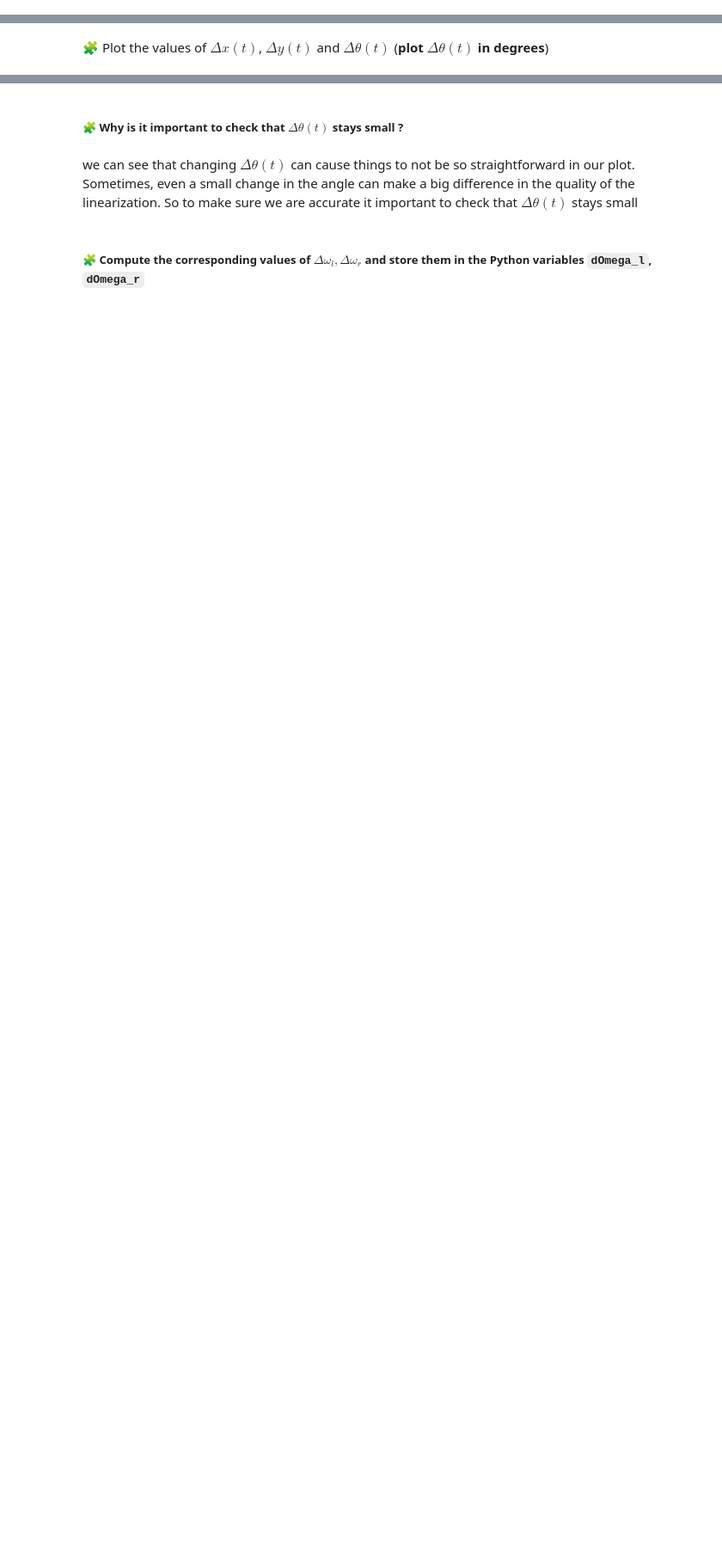
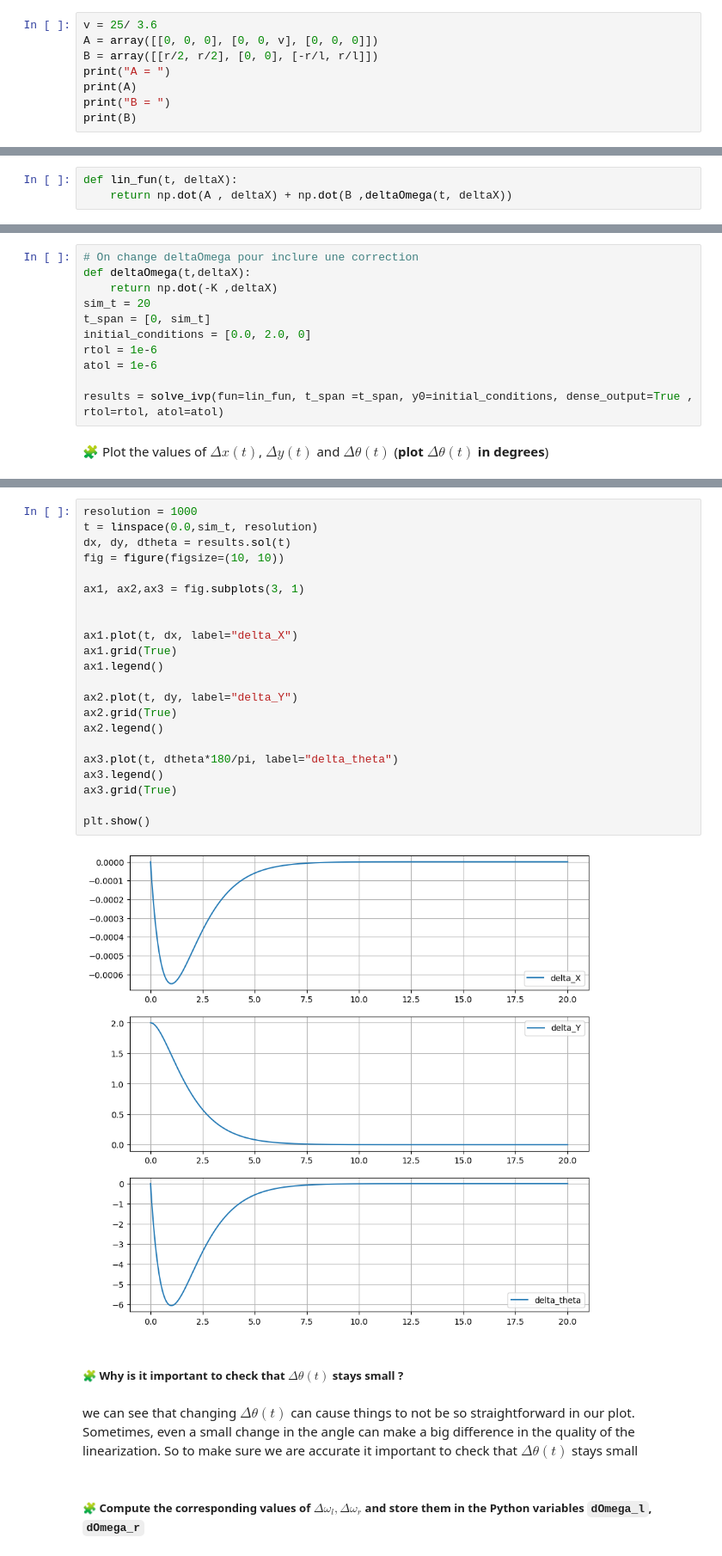
Before and after one commit to Youssef-ADOUIRI/control-engineering-with-python-project-2023-2024, a Jupyter notebook: Project-part-2.ipynb, the cells around one changed output, grey strips where cells are left out. Shown: that part at 86% size. Saved outputs shown, nothing was run; the diff lists cells and outputs as text; blank space fills up the shorter version.

```diff
--- a/Project-part-2.ipynb
+++ b/Project-part-2.ipynb
@@ -610,0 +654,8 @@ pass
+# %%
+v = 25/ 3.6
+A = array([[0, 0, 0], [0, 0, v], [0, 0, 0]])
+B = array([[r/2, r/2], [0, 0], [-r/l, r/l]])
+print("A = ")
+print(A)
+print("B = ")
+print(B)
@@ -620,3 +678,6 @@ pass
+# %%
+def lin_fun(t, deltaX):
+    return np.dot(A , deltaX) + np.dot(B ,deltaOmega(t, deltaX))
 # %% [markdown]
 ### Controller Design on the linearized system
 # %% [markdown]
@@ -640,2 +709,13 @@ pass
+# %%
+# On change deltaOmega pour inclure une correction
+def deltaOmega(t,deltaX):
+    return np.dot(-K ,deltaX)
+sim_t = 20
+t_span = [0, sim_t]
+initial_conditions = [0.0, 2.0, 0]
+rtol = 1e-6
+atol = 1e-6
+
+results = solve_ivp(fun=lin_fun, t_span =t_span, y0=initial_conditions, dense_output=True , rtol=rtol, atol=atol)
 # %% [markdown]
 🧩 Plot the values of $\Delta x(t)$, $\Delta y(t)$ and $\Delta\theta(t)$ (**plot $\Delta\theta(t)$ in degrees**)
@@ -644,3 +722,27 @@ pass
+# %%
+resolution = 1000
+t = linspace(0.0,sim_t, resolution)
+dx, dy, dtheta = results.sol(t)
+fig = figure(figsize=(10, 10))
+
+ax1, ax2,ax3 = fig.subplots(3, 1)
+
+
+ax1.plot(t, dx, label="delta_X")
+ax1.grid(True)
+ax1.legend()
+
+ax2.plot(t, dy, label="delta_Y")
+ax2.grid(True)
+ax2.legend()
+
+ax3.plot(t, dtheta*180/pi, label="delta_theta")
+ax3.legend()
+ax3.grid(True)
+
+plt.show()
+# %% [output]
+[figure, added]
 # %% [markdown]
 ##### 🧩 Why is it important to check that $\Delta\theta(t)$ stays small ?
 # %% [markdown]
```
Also changed, not shown: parts of 22 cells of this notebook.
